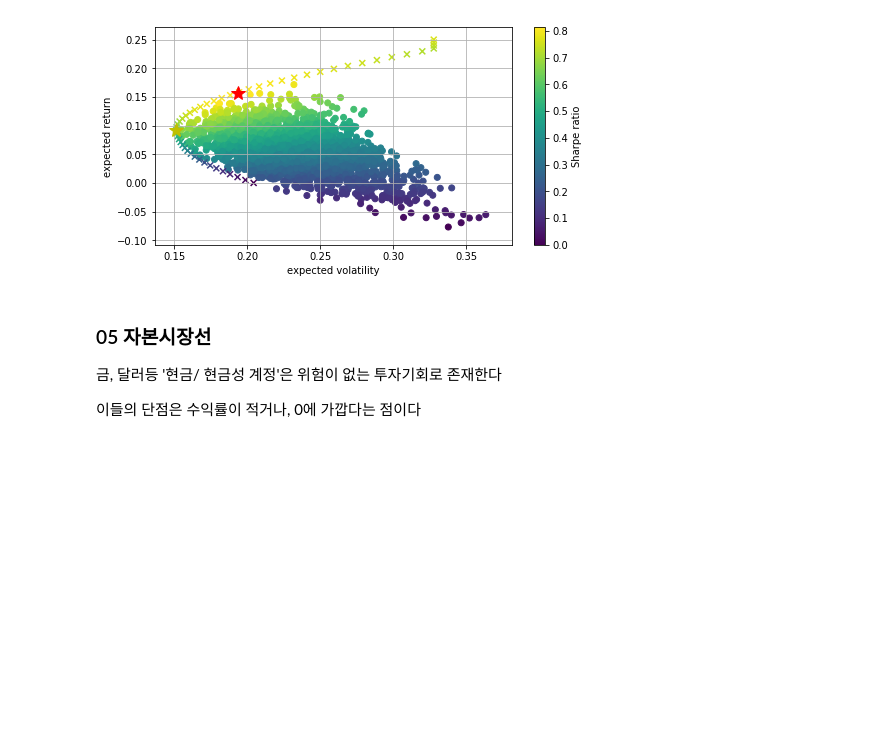
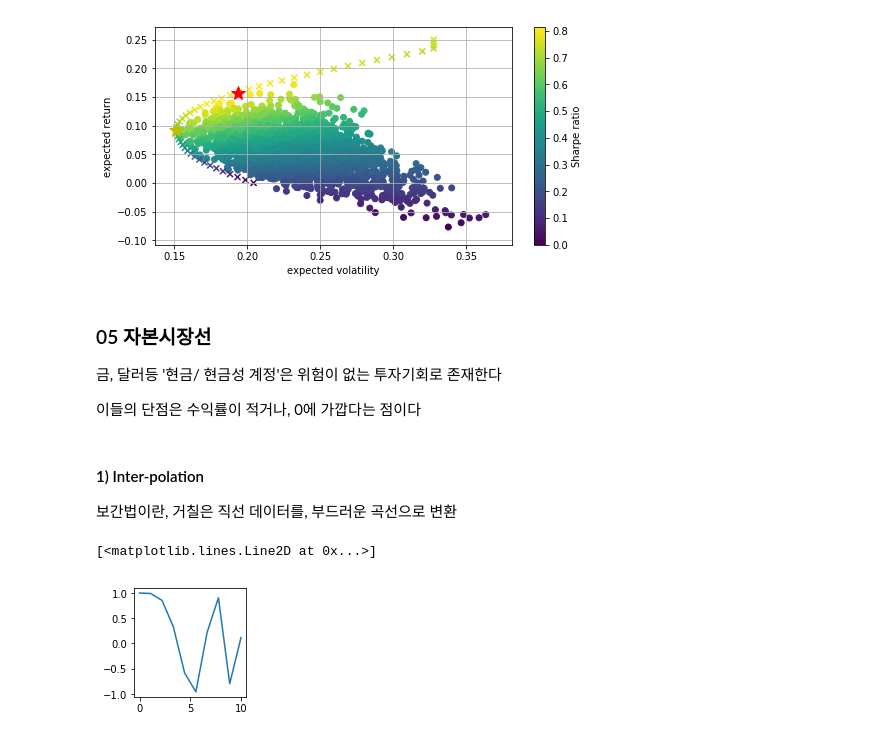
Before and after one commit to YongBeomKim/Finance, a Jupyter notebook: 08.Statistics.ipynb, the cells around one changed output. Cells and saved outputs as stored; diff of their text form; code cells hidden in the pictures; blank space fills up the shorter version.

```diff
--- a/08.Statistics.ipynb
+++ b/08.Statistics.ipynb
@@ -659,3 +665,18 @@ plt.xlabel('expected volatility'); plt.ylabel('expected return')
 금, 달러등 '현금/ 현금성 계정'은 위험이 없는 투자기회로 존재한다
 
 이들의 단점은 수익률이 적거나, 0에 가깝다는 점이다
+# %% [markdown]
+#### 1) Inter-polation
+보간법이란, 거칠은 직선 데이터를, 부드러운 곡선으로 변환
+# %%
+# 효율적 투자선의 1차 더함수를 필요로 한다
+# 각진 직선의 내용을 smooth하게 변경한다
+
+# 좌표값이 최초 제공
+import numpy as np
+x_org = np.linspace(0, 10, num=10, endpoint=True)
+y_org = np.cos(-x_org **2 / 9.0)
+plt.figure(figsize=(2,2)); plt.plot(x_org, y_org)
+# %% [output]
+[<matplotlib.lines.Line2D at 0x...>]
+[figure, added]
```
Also changed, not shown: parts of 43 cells of this notebook.
